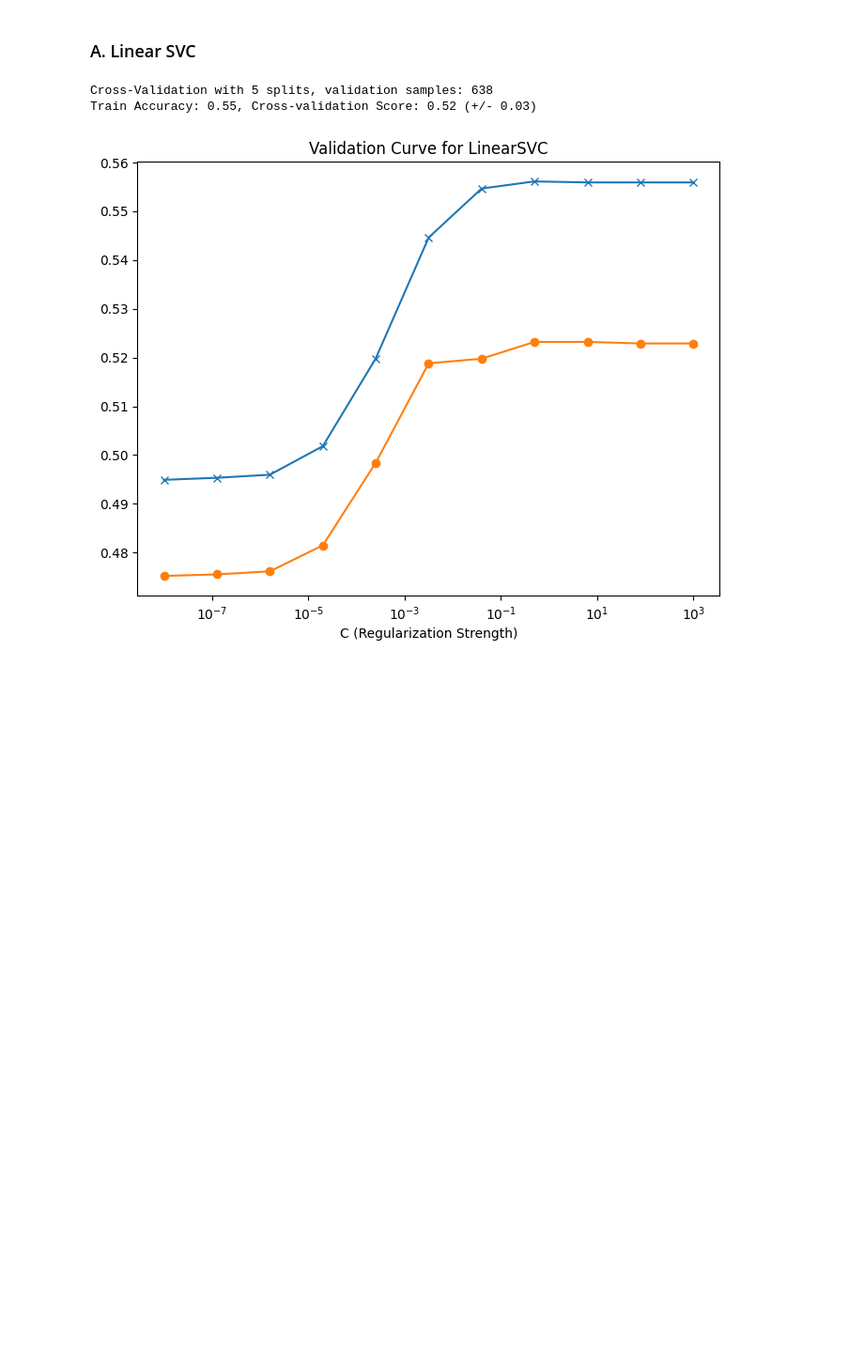
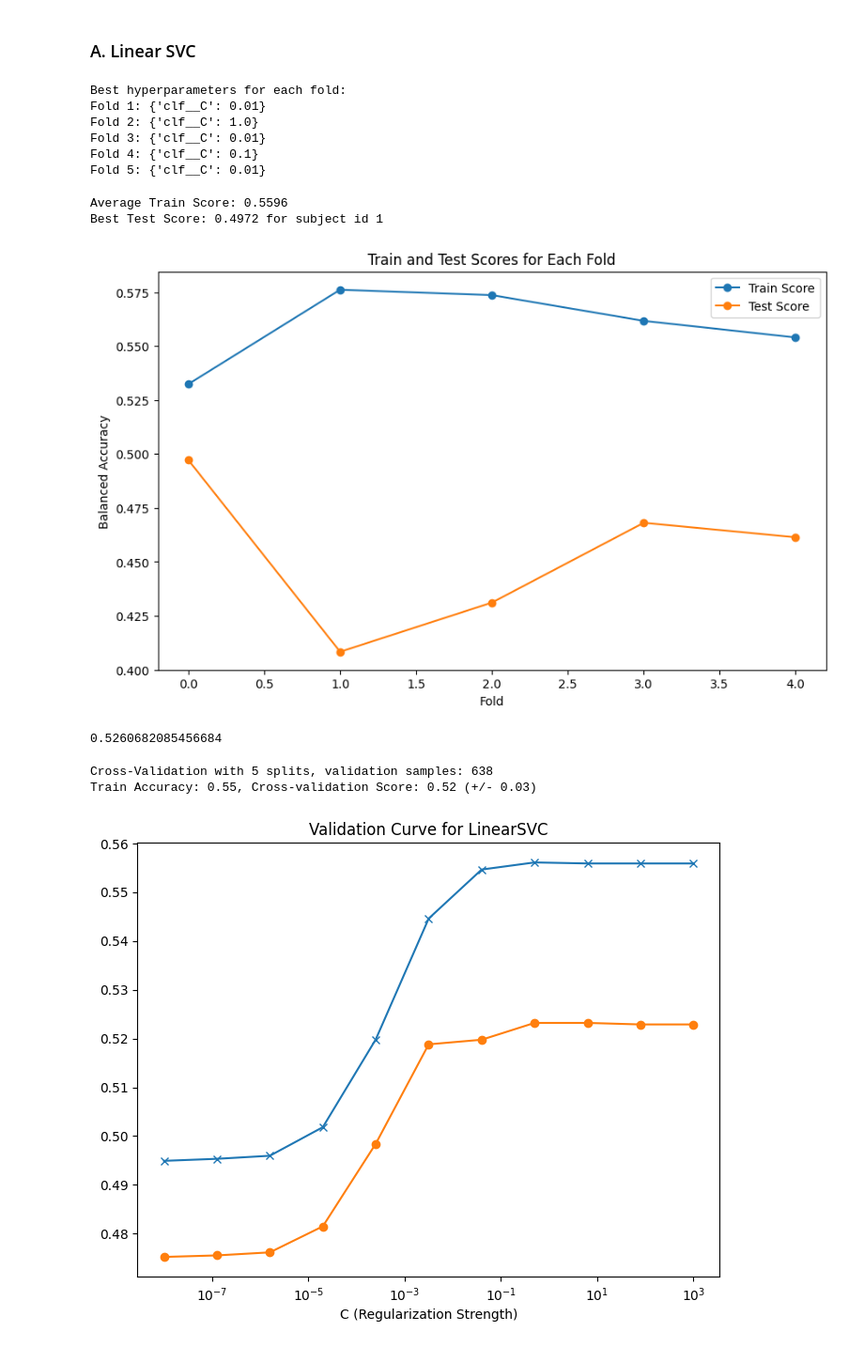
Before and after one commit to Alex0021/user-adaptive-swarm-interfaces, a Jupyter notebook: research/cognitive_load_models/notebooks/04_models.ipynb, the cells around one changed output. Shown at 94% size. Drawn from its saved outputs; the diff is of its cells as text; code cells hidden in the pictures; blank space fills up the shorter version.

Commit message:
Added a training pipeline to perform easily grid search on different models

```diff
--- a/research/cognitive_load_models/notebooks/04_models.ipynb
+++ b/research/cognitive_load_models/notebooks/04_models.ipynb
@@ -172,5 +245,48 @@ Training set size: 2551, Test set size: 638
 # %% [markdown]
 ### A. Linear SVC
+# %%
+X = features_df_transformed[feature_cols].values
+y = features_df_transformed['labels'].values
+subject_ids = features_df_transformed['subject_id'].values
+task_ids = features_df_transformed['task_id'].values
+
+results = find_best_model(svm.LinearSVC(), {
+    'clf__C': [0.01, 0.1, 1.0, 10.0, 100.0]
+}, X, y, subject_ids, task_ids)
+print("Best hyperparameters for each fold:")
+for i, estimator in enumerate(results['estimator']):
+    best_params = estimator.best_params_
+    print(f"Fold {i+1}: {best_params}")
+# %% [output]
+Best hyperparameters for each fold:
+Fold 1: {'clf__C': 0.01}
+Fold 2: {'clf__C': 1.0}
+Fold 3: {'clf__C': 0.01}
+Fold 4: {'clf__C': 0.1}
+Fold 5: {'clf__C': 0.01}
+# %%
+# Plot test train scores for each fold
+plt.figure(figsize=(10, 6))
+plt.plot(results['train_score'], label='Train Score', marker='o')
+plt.plot(results['test_score'], label='Test Score', marker='o')
+plt.title('Train and Test Scores for Each Fold')
+plt.xlabel('Fold')
+plt.ylabel('Balanced Accuracy')
+plt.legend()
+
+print(f"Average Train Score: {np.mean(results['train_score']):.4f}")
+print(f"Best Test Score: {np.max(results['test_score']):.4f} for subject id {np.argmax(results['test_score']) + 1}")
+
+best_model = results['estimator'][np.argmax(results['test_score'])].best_estimator_
+# %% [output]
+Average Train Score: 0.5596
+Best Test Score: 0.4972 for subject id 1
+[figure, added]
+# %%
+train_acc = best_model.score(train_x, train_y)
+train_acc
+# %% [output]
+0.5260682085456684
 # %%
 cv = ShuffleSplit(n_splits=5, test_size=0.25, random_state=42)
 print(f"Cross-Validation with {cv.get_n_splits()} splits, validation samples: {cv.test_size * len(train_x):.0f}")
```
Also changed, not shown: parts of 5 cells of this notebook.
